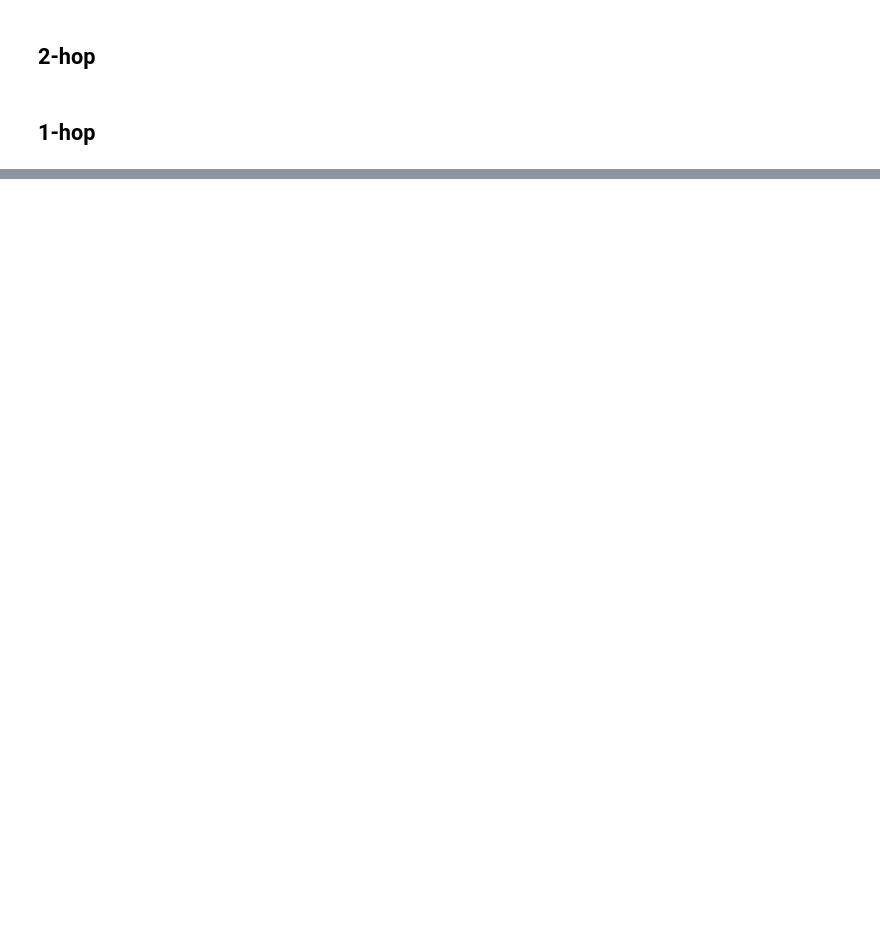
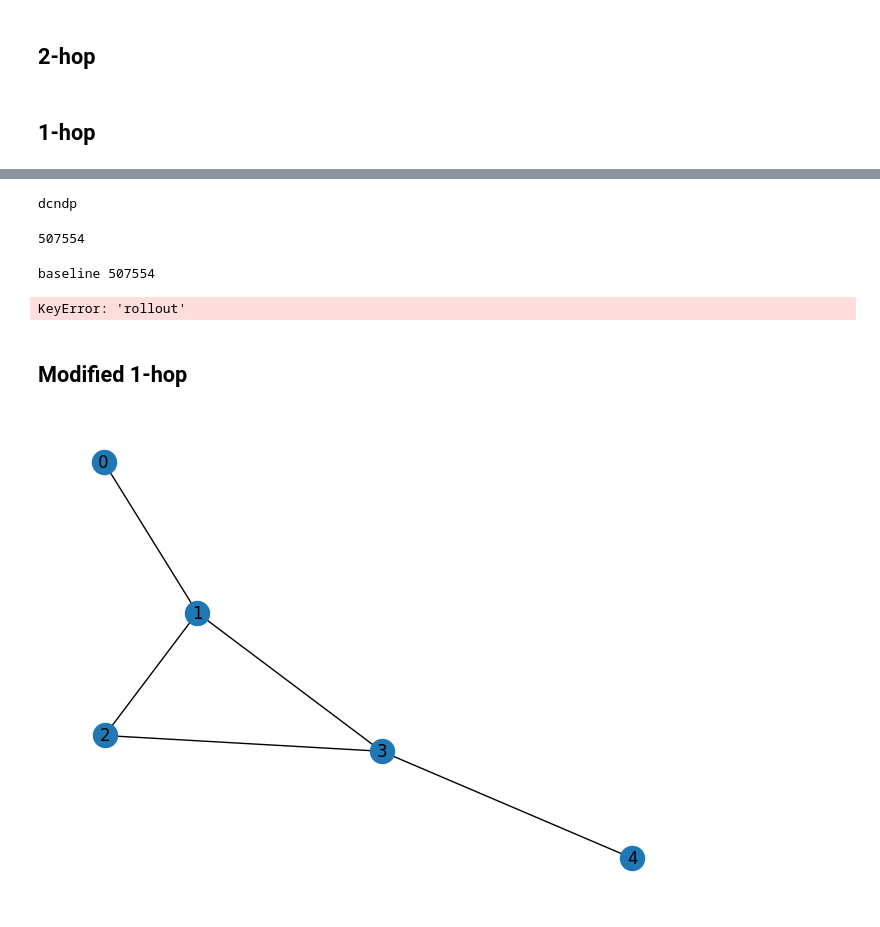
Before and after one commit to faraz2023/optimal-design-of-vaccination-policies, a Jupyter notebook: export_summary_results.ipynb, the cells around one changed output, grey strips where cells are left out. Saved outputs shown, nothing was run; the diff lists cells and outputs as text; code cells hidden in the pictures; blank space fills up the shorter version.

```diff
--- a/export_summary_results.ipynb
+++ b/export_summary_results.ipynb
@@ -72,0 +263,27 @@ dcndp_1hop_df.to_csv(os.path.join(summary_results_path, 'dcndp_1hop_summary_resu
+# %%
+print(provincial_data[2]['name'])
+len(provincial_data[0]['rollout'])
+# %% [output]
+dcndp
+507554
+# %%
+data_new = {}
+
+for exp_data in provincial_data:
+    exp_name = exp_data['name']
+    curr_overall_rollout = exp_data['rollout']
+    print(exp_name, len(curr_overall_rollout))
+
+    curr_dict = {'province_wide': curr_overall_rollout}
+
+
+
+    for key in regional_data.keys():
+        curr_dict['RHA_{}'.format(key)] = regional_data[key]['rollout']
+
+    data_new[exp_name] = curr_dict
+# %% [output]
+baseline 507554
+KeyError: 'rollout'
+# %% [markdown]
+## Modified 1-hop
@@ -72,0 +293,9 @@ dcndp_1hop_df.to_csv(os.path.join(summary_results_path, 'dcndp_1hop_summary_resu
+# %%
+G = nx.path_graph(5)
+G.add_edge(1,3)
+b = 1
+
+
+nx.draw(G, with_labels=True)
+# %% [output]
+[figure, added]
```
Also changed, not shown: parts of 23 cells of this notebook, 1 other file.
